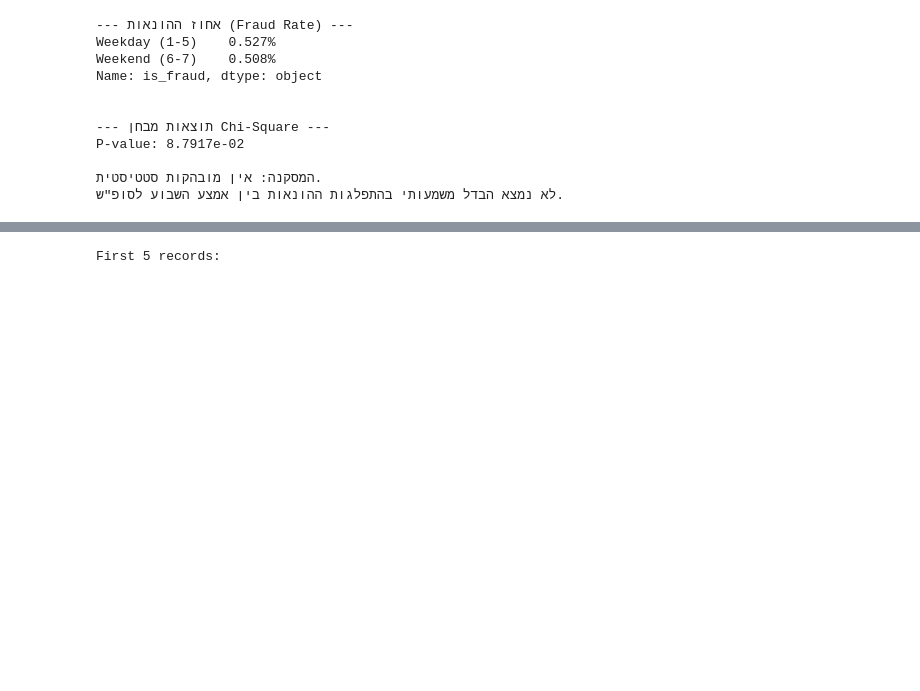
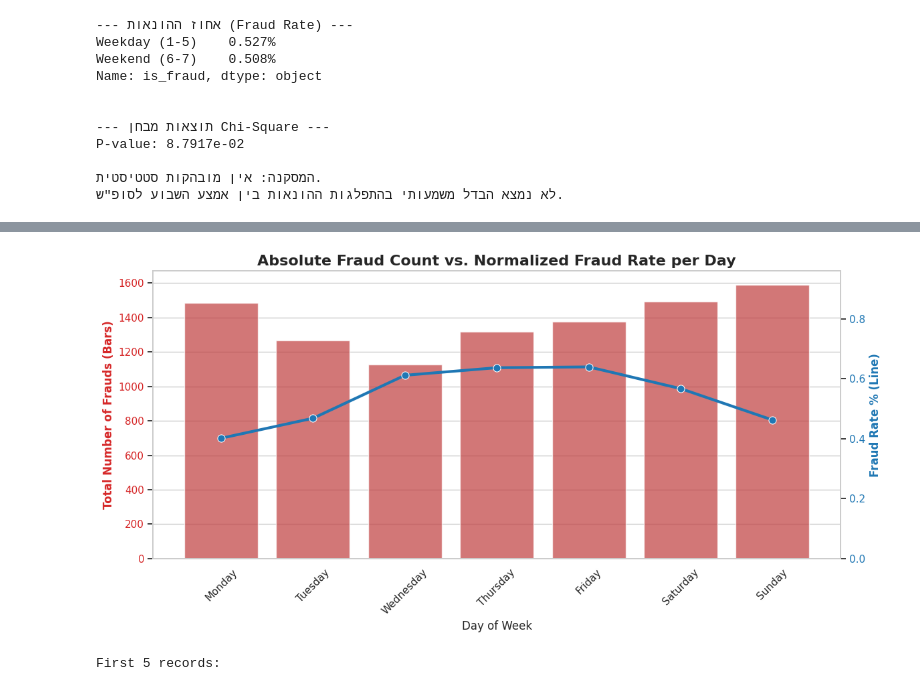
Before and after one commit to danieligelnik/CCFraudProject, a Jupyter notebook: DS_project.ipynb, the cells around one changed output, grey strips where cells are left out. Drawn from its saved outputs; the diff is of its cells as text; code cells hidden in the pictures; blank space fills up the shorter version.

Commit message:
Absolute fraud rate and percentage

```diff
--- a/DS_project.ipynb
+++ b/DS_project.ipynb
@@ -483,3 +377,49 @@ Passing `palette` without assigning `hue` is deprecated and will be removed in v
+# %%
+import matplotlib.pyplot as plt
+import seaborn as sns
+import pandas as pd
+
+# 1. מוודאים שעמודת שם היום קיימת מתוך התאריך
+df_cards['real_day_name'] = pd.to_datetime(df_cards['trans_date_trans_time']).dt.day_name()
+
+# 2. הכנת הנתונים המשולבים: ספירת הונאות מוחלטת לעומת אחוז מנורמל
+# נקבץ לפי יום ונחשב גם את הסכום (sum) וגם את הממוצע (mean) של עמודת ההונאות
+daily_stats = df_cards.groupby('real_day_name')['is_fraud'].agg(['sum', 'mean']).reset_index()
+daily_stats.rename(columns={'sum': 'total_frauds', 'mean': 'fraud_rate'}, inplace=True)
+daily_stats['fraud_rate'] = daily_stats['fraud_rate'] * 100 # המרה לאחוזים
+
+# סידור ימות השבוע לפי הסדר ההגיוני
+days_order = ['Monday', 'Tuesday', 'Wednesday', 'Thursday', 'Friday', 'Saturday', 'Sunday']
+daily_stats['real_day_name'] = pd.Categorical(daily_stats['real_day_name'], categories=days_order, ordered=True)
+daily_stats = daily_stats.sort_values('real_day_name')
+
+# 3. ציור הגרף המשולב
+fig, ax1 = plt.subplots(figsize=(12, 6))
+
+# --- חלק א': העמודות (כמות מוחלטת) על הציר השמאלי ---
+sns.barplot(x='real_day_name', y='total_frauds', data=daily_stats, color='#d62728', alpha=0.7, ax=ax1)
+ax1.set_xlabel('Day of Week', fontsize=12)
+ax1.set_ylabel('Total Number of Frauds (Bars)', fontsize=12, color='#d62728', fontweight='bold')
+ax1.tick_params(axis='y', labelcolor='#d62728')
+ax1.set_xticklabels(ax1.get_xticklabels(), rotation=45)
+
+# --- חלק ב': הקו המנורמל (אחוז) על הציר הימני ---
+ax2 = ax1.twinx() # הפקודה הזו יוצרת ציר Y נוסף שחולק את אותו ציר X
+sns.lineplot(x='real_day_name', y='fraud_rate', data=daily_stats, color='#1f77b4', marker='o', linewidth=3, markersize=8, ax=ax2)
+ax2.set_ylabel('Fraud Rate % (Line)', fontsize=12, color='#1f77b4', fontweight='bold')
+ax2.tick_params(axis='y', labelcolor='#1f77b4')
+
+# נגדיר שהציר הימני יתחיל מאפס כדי שהקו ייצג פרופורציות אמיתיות
+ax2.set_ylim(0, daily_stats['fraud_rate'].max() * 1.5)
+
+# כותרת ועיצוב סופי
+plt.title('Absolute Fraud Count vs. Normalized Fraud Rate per Day', fontsize=16, fontweight='bold')
+plt.grid(False) # ביטול הרשת כדי שהגרף יישאר נקי וברור
+
+plt.tight_layout()
+plt.show()
+# %% [output]
+[figure, added]
 # %%
 # Encoding gender (F: 1, M: 0)
 df_cards['gender'] = df_cards['gender'].map({'F': 1, 'M': 0})
```
Also changed, not shown: parts of 2 cells of this notebook.
